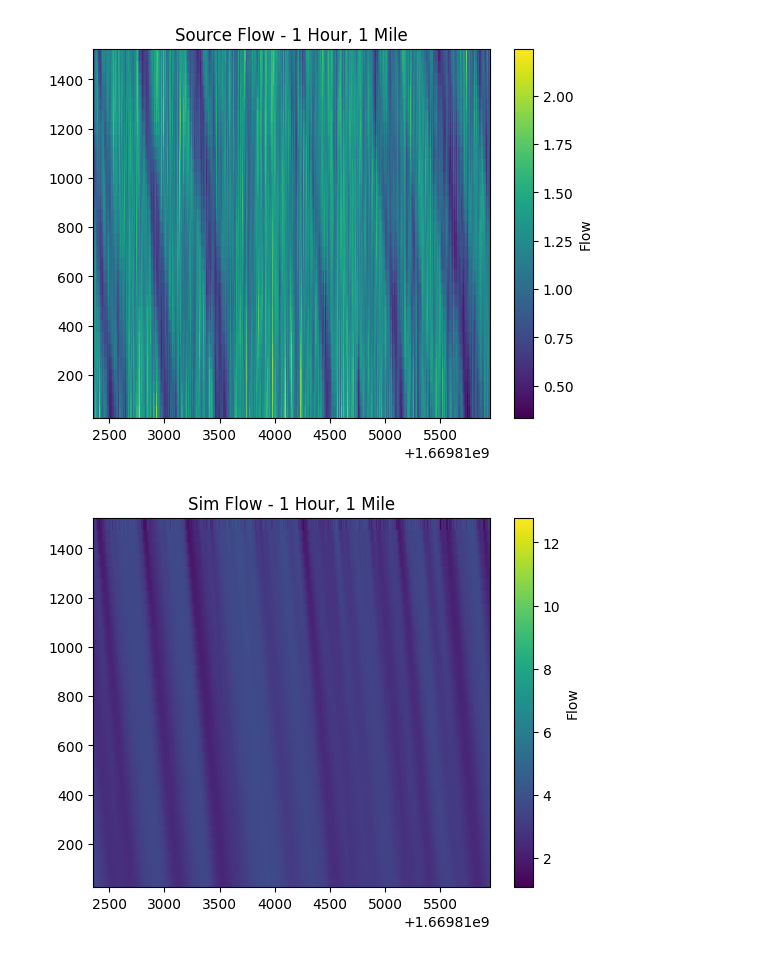
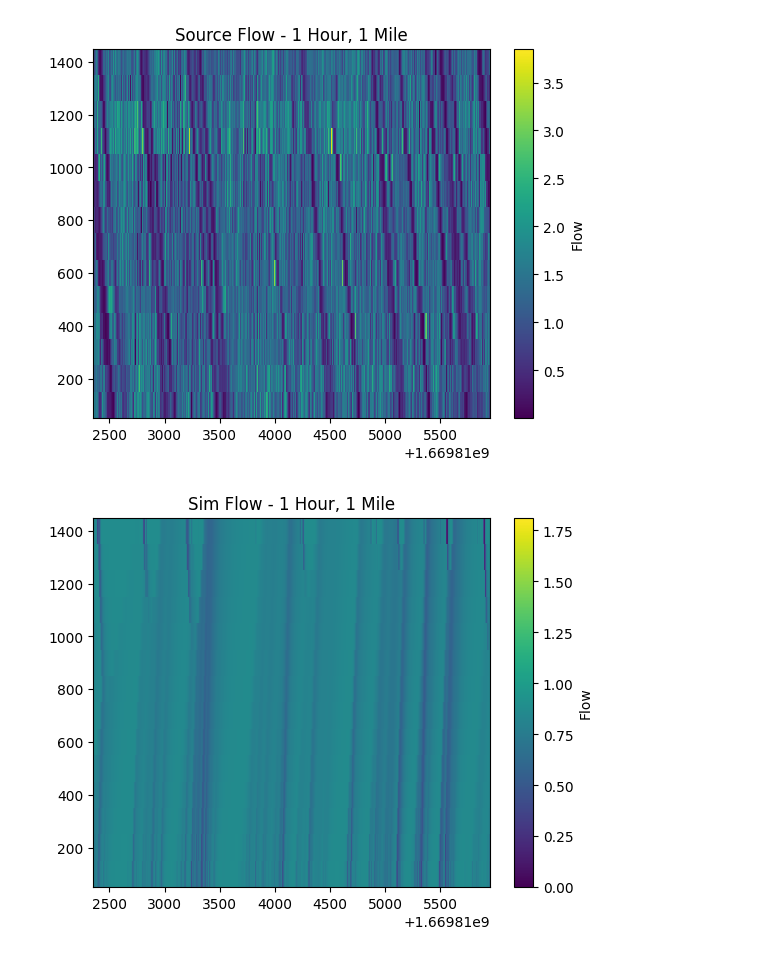
Before and after one commit to AlexOSAdventurer/i24_macro_micro_hybrid, a Jupyter notebook: i24_macro_sim_demo_lwr.ipynb, the cells around one changed output. Saved outputs shown, nothing was run; the diff lists cells and outputs as text; code cells hidden in the pictures.

```diff
--- a/i24_macro_sim_demo_lwr.ipynb
+++ b/i24_macro_sim_demo_lwr.ipynb
@@ -332,34 +377,38 @@ def sim_real_data(lane_data, lane_flow, dx = 50.0, dt = 0.1, v_f=33.0, rho_j=0.1
         #q_cell, v_cell = ctm.derived_flow_and_speed()
     return result_density, result_flow
 # %%
-source_density = i24macro_lane_data[-1]["density"]
-source_flow = i24macro_lane_data[-1]["flow"]
+source_density = np.array(i24macro_lane_data[-1]["density"], dtype=np.float64)
+source_flow = np.array(i24macro_lane_data[-1]["flow"], dtype=np.float64)
 sim_density, sim_flow = sim_real_data(source_density, source_flow)
-sim_flow = sim_flow * 10
+sim_flow = sim_flow
 # %%
-timestamp_min_display = np.array(i24macro_queries["timestamp_min"]).reshape((36000, 32))[:, 1:-1].T
-s_min_display = np.array(i24macro_queries["s_min"]).reshape((36000, 32))[:, 1:-1].T
-density_result_display = source_density.reshape((36000, 32))[:, 1:-1].T
+timestamp_min_display = np.array(i24macro_queries["timestamp_min"], dtype=np.float64).reshape((3600, 16))[:, 1:-1].T
+s_min_display = np.array(i24macro_queries["s_min"], dtype=np.float64).reshape((3600, 16))[:, 1:-1].T
+density_result_display = np.array(source_density.reshape((3600, 16))[:, 1:-1].T, dtype=np.float64)
+jam_scatters = density_result_display > 0.08
+jam_time = timestamp_min_display[jam_scatters]
+jam_s = s_min_display[jam_scatters]
 plt.pcolormesh(timestamp_min_display, s_min_display, density_result_display, cmap='viridis', shading='auto')
+plt.scatter(jam_time, jam_s)
 plt.title('Source Density - 1 Hour, 1 Mile')
 plt.colorbar(label='Density')
 plt.show()
 
-density_result_display = sim_density.reshape((36000, 30)).T
+density_result_display = sim_density.reshape((3600, 14)).T
 plt.pcolormesh(timestamp_min_display, s_min_display, density_result_display, cmap='viridis', shading='auto')
 plt.title('Sim Density - 1 Hour, 1 Mile')
 plt.colorbar(label='Density')
 plt.show()
 
-timestamp_min_display = np.array(i24macro_queries["timestamp_min"]).reshape((36000, 32))[:, 1:-1].T
-s_min_display = np.array(i24macro_queries["s_min"]).reshape((36000, 32))[:, 1:-1].T
-flow_result_display = source_flow.reshape((36000, 32))[:, 1:-1].T
+timestamp_min_display = np.array(i24macro_queries["timestamp_min"]).reshape((3600, 16))[:, 1:-1].T
+s_min_display = np.array(i24macro_queries["s_min"]).reshape((3600, 16))[:, 1:-1].T
+flow_result_display = source_flow.reshape((3600, 16))[:, 1:-1].T
 plt.pcolormesh(timestamp_min_display, s_min_display, flow_result_display, cmap='viridis', shading='auto')
 plt.title('Source Flow - 1 Hour, 1 Mile')
 plt.colorbar(label='Flow')
 plt.show()
 
-flow_result_display = sim_flow.reshape((36000, 30)).T
+flow_result_display = sim_flow.reshape((3600, 14)).T
 plt.pcolormesh(timestamp_min_display, s_min_display, flow_result_display, cmap='viridis', shading='auto')
 plt.title('Sim Flow - 1 Hour, 1 Mile')
 plt.colorbar(label='Flow')
@@ -370,5 +419,5 @@ plt.show()
-[figure, old version]
+[figure, new version]
-[figure, old version]
+[figure, new version]
 # %%
 print(sim_density.min(), sim_density.mean(), sim_density.max(), sim_density.std())
 print(source_density.min(), source_density.mean(), source_density.max(), source_density.std())
```
Also changed, not shown: parts of 19 cells of this notebook, 3 other files.
